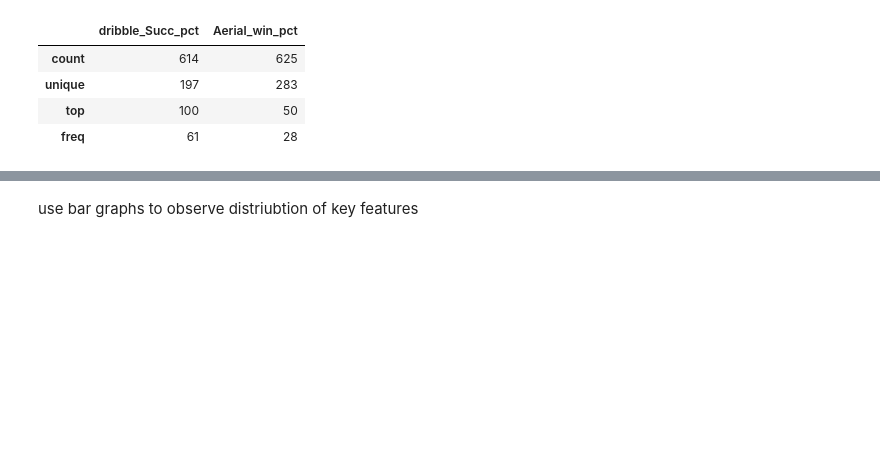
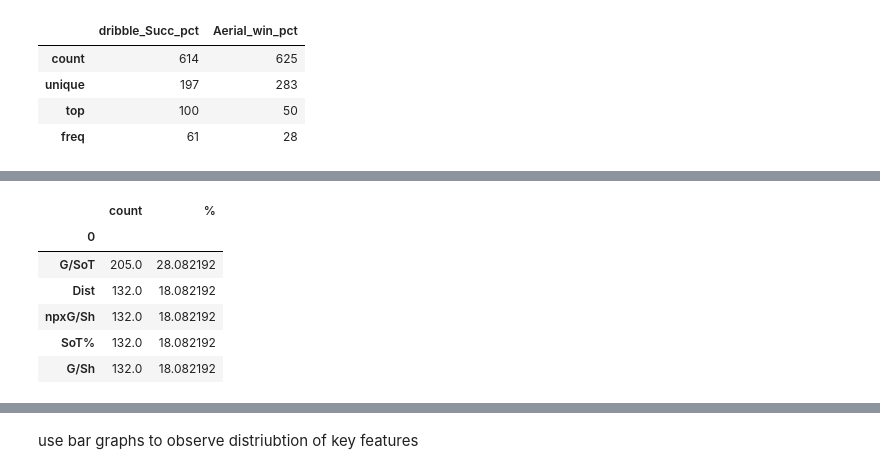
Before and after one commit to misterrustia/MLS_clustering_Captsone, a Jupyter notebook: 1_Data_Wrangling/Player_query_inital_cleaning.ipynb, the cells around one changed output, grey strips where cells are left out. Cells and saved outputs as stored; diff of their text form; code cells hidden in the pictures; blank space fills up the shorter version.

```diff
--- a/1_Data_Wrangling/Player_query_inital_cleaning.ipynb
+++ b/1_Data_Wrangling/Player_query_inital_cleaning.ipynb
@@ -642,0 +385,15 @@ df['Aerial_win_pct'].fillna((df['Aerial_win_pct'].mean()), inplace=True)
+# %%
+missing = [dfs.isnull().sum(),100*dfs.isnull().mean()]
+m = pd.DataFrame(missing)
+m = m.T
+m.columns=['count', '%']
+m = m.sort_values(by='count',ascending=False)
+m.head()
+# %% [output]
+|  | count | % |
+| 0 |  |  |
+| G/SoT | 205.0 | 28.082192 |
+| Dist | 132.0 | 18.082192 |
+| npxG/Sh | 132.0 | 18.082192 |
+| SoT% | 132.0 | 18.082192 |
+| G/Sh | 132.0 | 18.082192 |
```
Also changed, not shown: parts of 31 cells of this notebook, 5 other files.
